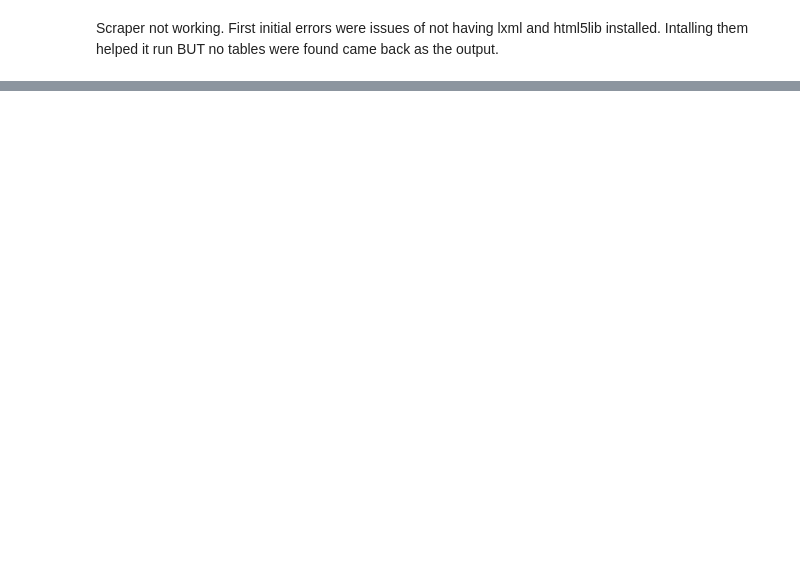
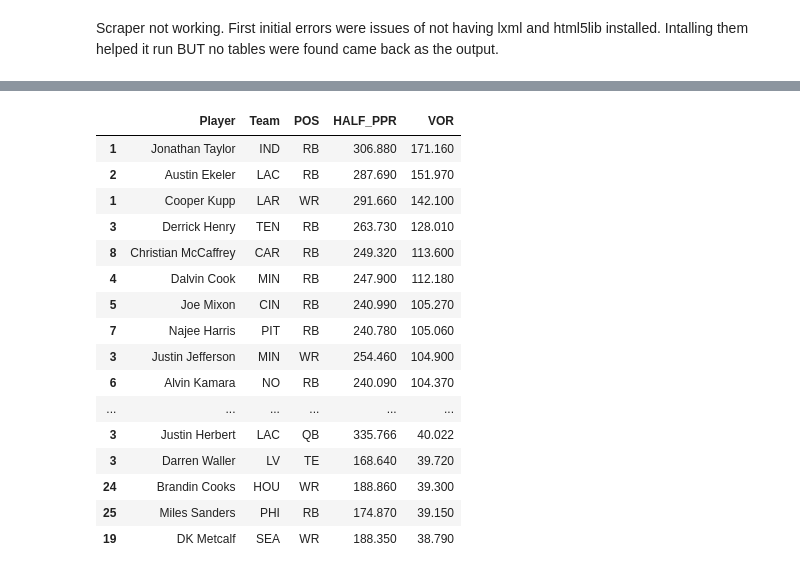
Before and after one commit to kumajimmy/fantasy_footballl_22, a Jupyter notebook: vor_model.ipynb, the cells around one changed output, grey strips where cells are left out. Drawn from its saved outputs; the diff is of its cells as text; code cells hidden in the pictures; blank space fills up the shorter version.

```diff
--- a/vor_model.ipynb
+++ b/vor_model.ipynb
@@ -105,0 +108,7 @@ adp_cutoff_df.head(20)
+# %%
+replacement_values = {}
+
+for index, row in adp_cutoff_df.iterrows():
+    replacement_values[row['POS']] = row['HALF_PPR']
+
+replacement_values
@@ -105,0 +117,6 @@ adp_cutoff_df.head(20)
+# %%
+vor_df = df.loc[:,['Player', 'Team', 'POS', 'HALF_PPR']]
+
+vor_df['VOR'] = vor_df.apply(lambda row: row['HALF_PPR'] - replacement_values[row['POS']], axis = 1)
+
+vor_df
@@ -105,0 +137,20 @@ adp_cutoff_df.head(20)
+# %%
+vor_df.sort_values(by = 'VOR', ascending = False).head(50)
+# %% [output]
+|  | Player | Team | POS | HALF_PPR | VOR |
+| 1 | Jonathan Taylor | IND | RB | 306.880 | 171.160 |
+| 2 | Austin Ekeler | LAC | RB | 287.690 | 151.970 |
+| 1 | Cooper Kupp | LAR | WR | 291.660 | 142.100 |
+| 3 | Derrick Henry | TEN | RB | 263.730 | 128.010 |
+| 8 | Christian McCaffrey | CAR | RB | 249.320 | 113.600 |
+| 4 | Dalvin Cook | MIN | RB | 247.900 | 112.180 |
+| 5 | Joe Mixon | CIN | RB | 240.990 | 105.270 |
+| 7 | Najee Harris | PIT | RB | 240.780 | 105.060 |
+| 3 | Justin Jefferson | MIN | WR | 254.460 | 104.900 |
+| 6 | Alvin Kamara | NO | RB | 240.090 | 104.370 |
+| ... | ... | ... | ... | ... | ... |
+| 3 | Justin Herbert | LAC | QB | 335.766 | 40.022 |
+| 3 | Darren Waller | LV | TE | 168.640 | 39.720 |
+| 24 | Brandin Cooks | HOU | WR | 188.860 | 39.300 |
+| 25 | Miles Sanders | PHI | RB | 174.870 | 39.150 |
+| 19 | DK Metcalf | SEA | WR | 188.350 | 38.790 |
```
Also changed, not shown: parts of 4 cells of this notebook.
